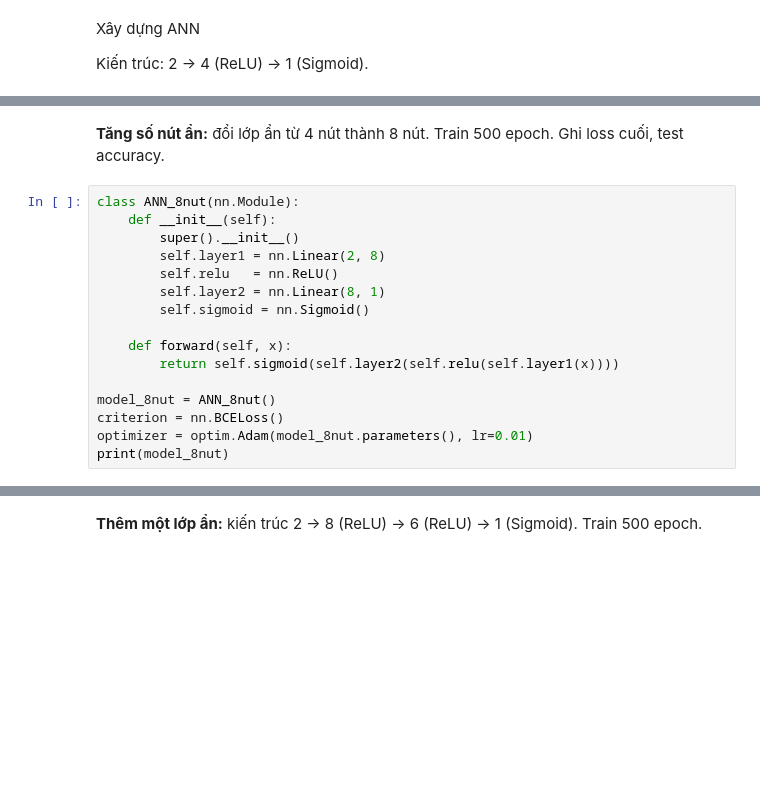
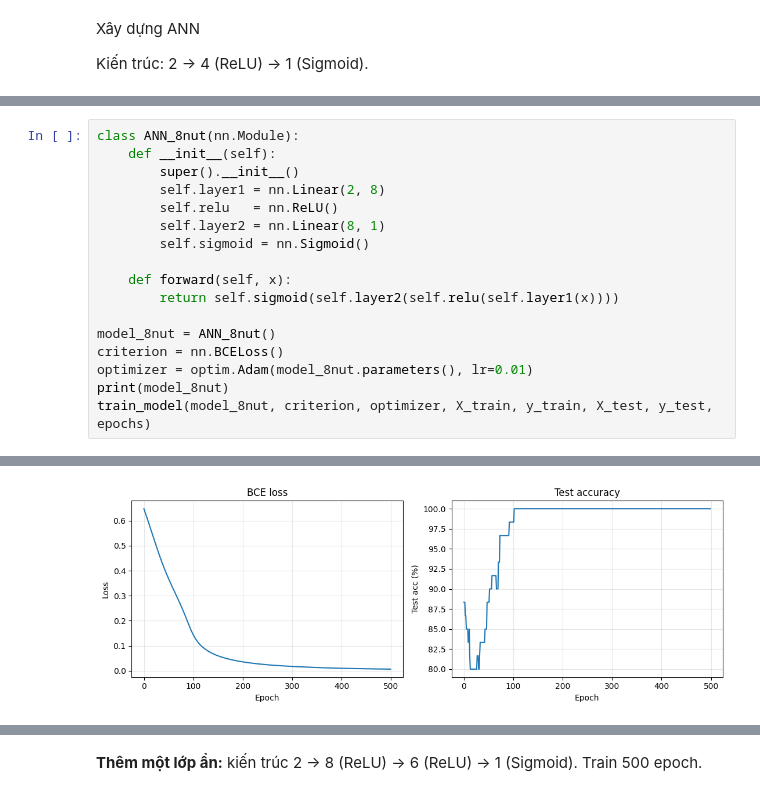
Before and after one commit to gourai1224/2001230259-14DHTH07-DL, a Jupyter notebook: ANN/ANN_BTVN.ipynb, the cells around one changed output, grey strips where cells are left out. Drawn from its saved outputs; the diff is of its cells as text; blank space fills up the shorter version.

```diff
--- a/ANN/ANN_BTVN.ipynb
+++ b/ANN/ANN_BTVN.ipynb
@@ -179,5 +118,3 @@ plt.tight_layout(); plt.show()
-# %% [markdown]
-**Tăng số nút ẩn:** đổi lớp ẩn từ 4 nút thành 8 nút. Train 500 epoch. Ghi loss cuối, test accuracy.
 # %%
 class ANN_8nut(nn.Module):
     def __init__(self):
@@ -194,6 +131,7 @@ model_8nut = ANN_8nut()
 criterion = nn.BCELoss()
 optimizer = optim.Adam(model_8nut.parameters(), lr=0.01)
 print(model_8nut)
+train_model(model_8nut, criterion, optimizer, X_train, y_train, X_test, y_test, epochs)
 # %% [output]
 ANN_8nut(
   (layer1): Linear(in_features=2, out_features=8, bias=True)
@@ -203,0 +147 @@ ANN_8nut(
+[figure, added]
```
Also changed, not shown: parts of 29 cells of this notebook.
